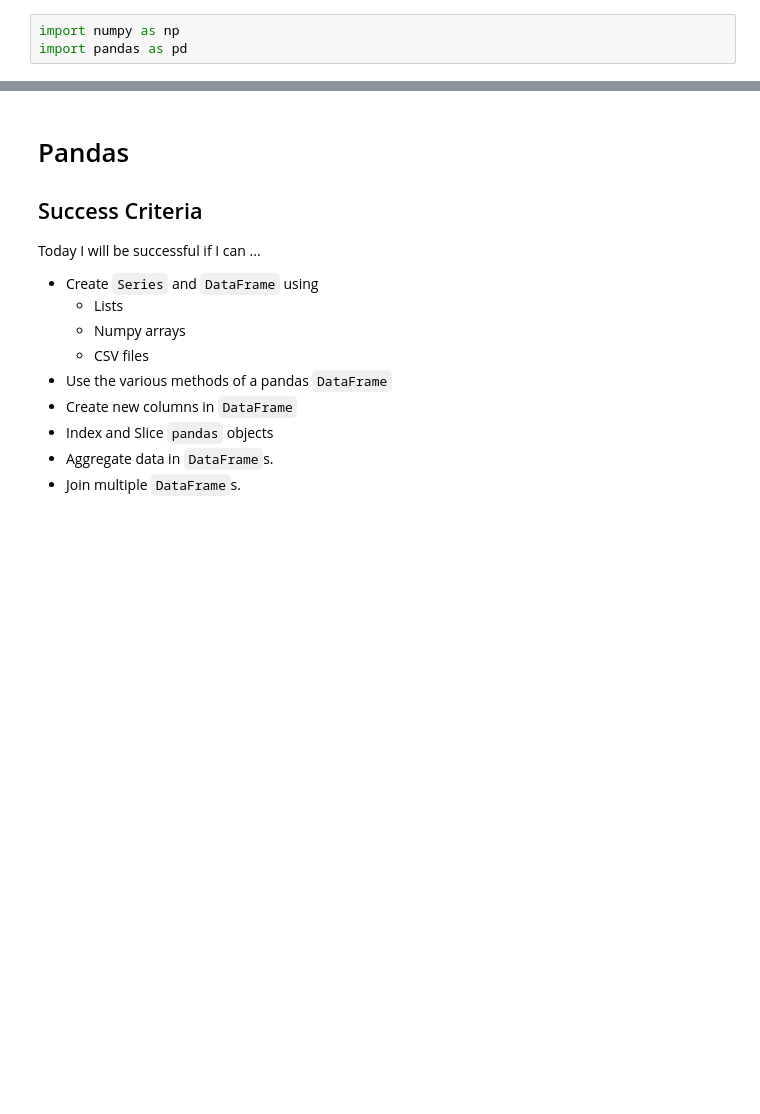
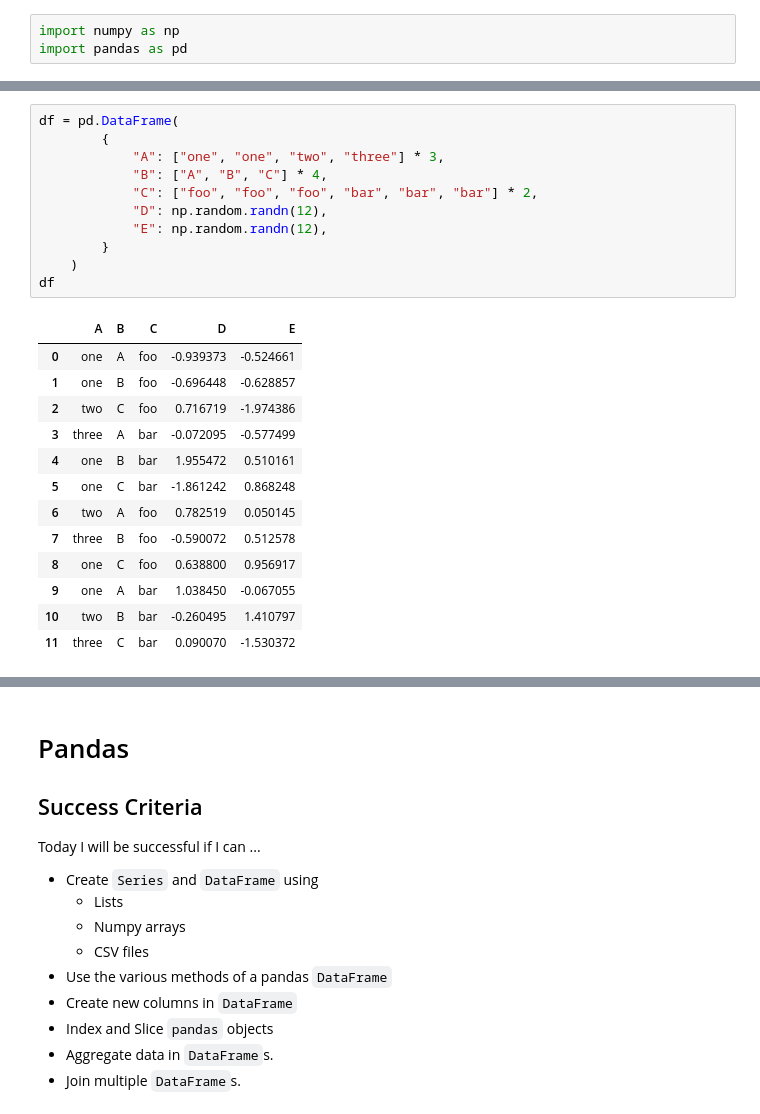
Before and after one commit to MekdiYilma/notes, a Jupyter notebook: pandas/learning_pandas.ipynb, the cells around one changed output, grey strips where cells are left out. Saved outputs shown, nothing was run; the diff lists cells and outputs as text; blank space fills up the shorter version.

```diff
--- a/pandas/learning_pandas.ipynb
+++ b/pandas/learning_pandas.ipynb
@@ -14,0 +583,25 @@ factorial(4)
+# %%
+df = pd.DataFrame(
+        {
+            "A": ["one", "one", "two", "three"] * 3,
+            "B": ["A", "B", "C"] * 4,
+            "C": ["foo", "foo", "foo", "bar", "bar", "bar"] * 2,
+            "D": np.random.randn(12),
+            "E": np.random.randn(12),
+        }
+    )
+df
+# %% [output]
+|  | A | B | C | D | E |
+| 0 | one | A | foo | -0.939373 | -0.524661 |
+| 1 | one | B | foo | -0.696448 | -0.628857 |
+| 2 | two | C | foo | 0.716719 | -1.974386 |
+| 3 | three | A | bar | -0.072095 | -0.577499 |
+| 4 | one | B | bar | 1.955472 | 0.510161 |
+| 5 | one | C | bar | -1.861242 | 0.868248 |
+| 6 | two | A | foo | 0.782519 | 0.050145 |
+| 7 | three | B | foo | -0.590072 | 0.512578 |
+| 8 | one | C | foo | 0.638800 | 0.956917 |
+| 9 | one | A | bar | 1.038450 | -0.067055 |
+| 10 | two | B | bar | -0.260495 | 1.410797 |
+| 11 | three | C | bar | 0.090070 | -1.530372 |
```
Also changed, not shown: parts of 69 cells of this notebook, 5 other files.
